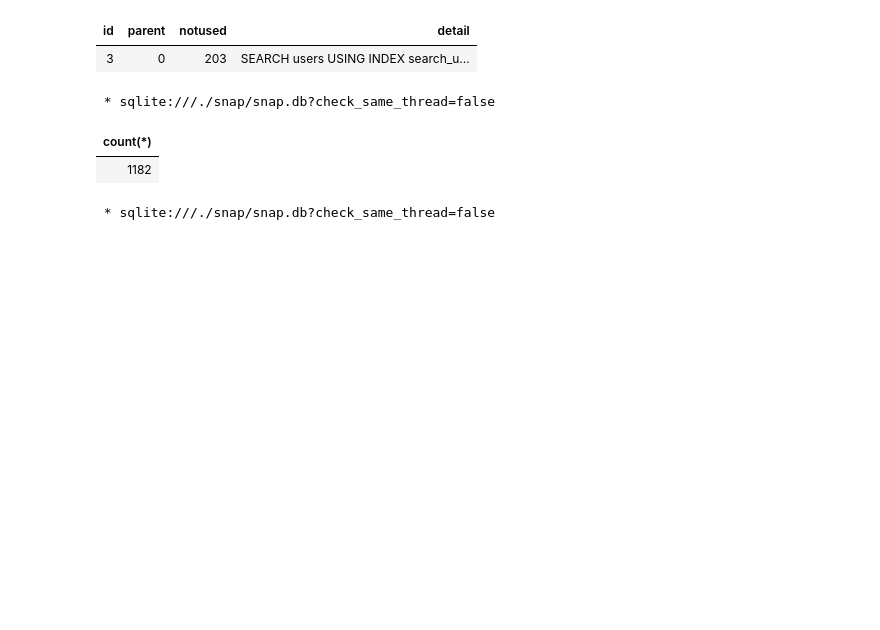
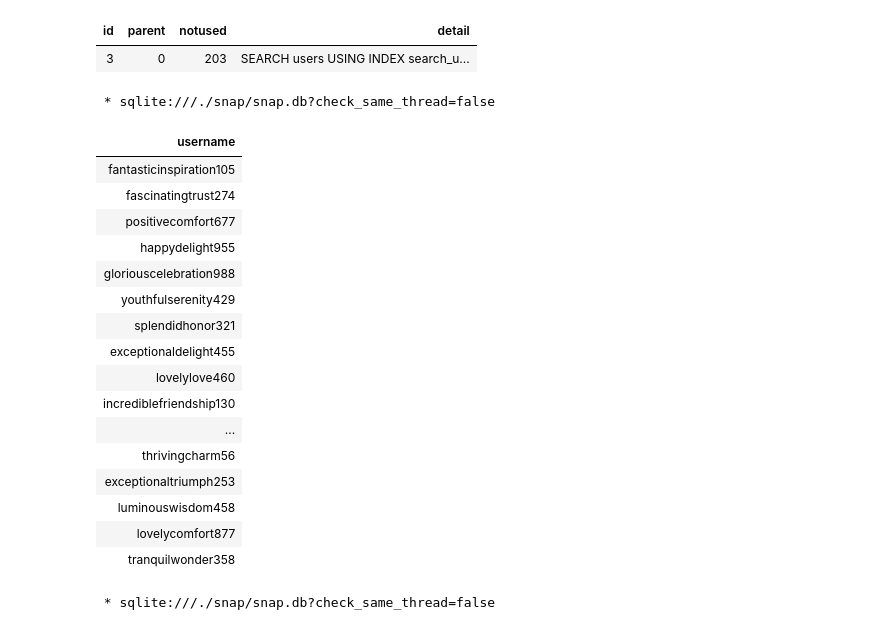
Before and after one commit to jibon-k/CS50sql-Problem-Sets, a Jupyter notebook: week-5/p1_all_solutions_snap.ipynb, the cells around one changed output. Cells and saved outputs as stored; diff of their text form; code cells hidden in the pictures; blank space fills up the shorter version.

```diff
--- a/week-5/p1_all_solutions_snap.ipynb
+++ b/week-5/p1_all_solutions_snap.ipynb
@@ -51,12 +51,27 @@ WHERE "last_login_date" >= '2024-01-01';
 | 3 | 0 | 203 | SEARCH users USING INDEX search_u... |
 # %%
 %%sql
-SELECT count(*) FROM "users"
+SELECT "username" FROM "users"
 WHERE "last_login_date" >= '2024-01-01';
 # %% [output]
  * sqlite:///./snap/snap.db?check_same_thread=false
-| count(*) |
-| 1182 |
+| username |
+| fantasticinspiration105 |
+| fascinatingtrust274 |
+| positivecomfort677 |
+| happydelight955 |
+| gloriouscelebration988 |
+| youthfulserenity429 |
+| splendidhonor321 |
+| exceptionaldelight455 |
+| lovelylove460 |
+| incrediblefriendship130 |
+| ... |
+| thrivingcharm56 |
+| exceptionaltriumph253 |
+| luminouswisdom458 |
+| lovelycomfort877 |
+| tranquilwonder358 |
 # %%
 %sql SELECT * FROM "messages" LIMIT 10;
 # %% [output]
```
Also changed, not shown: parts of 4 cells of this notebook, 2 other files.
